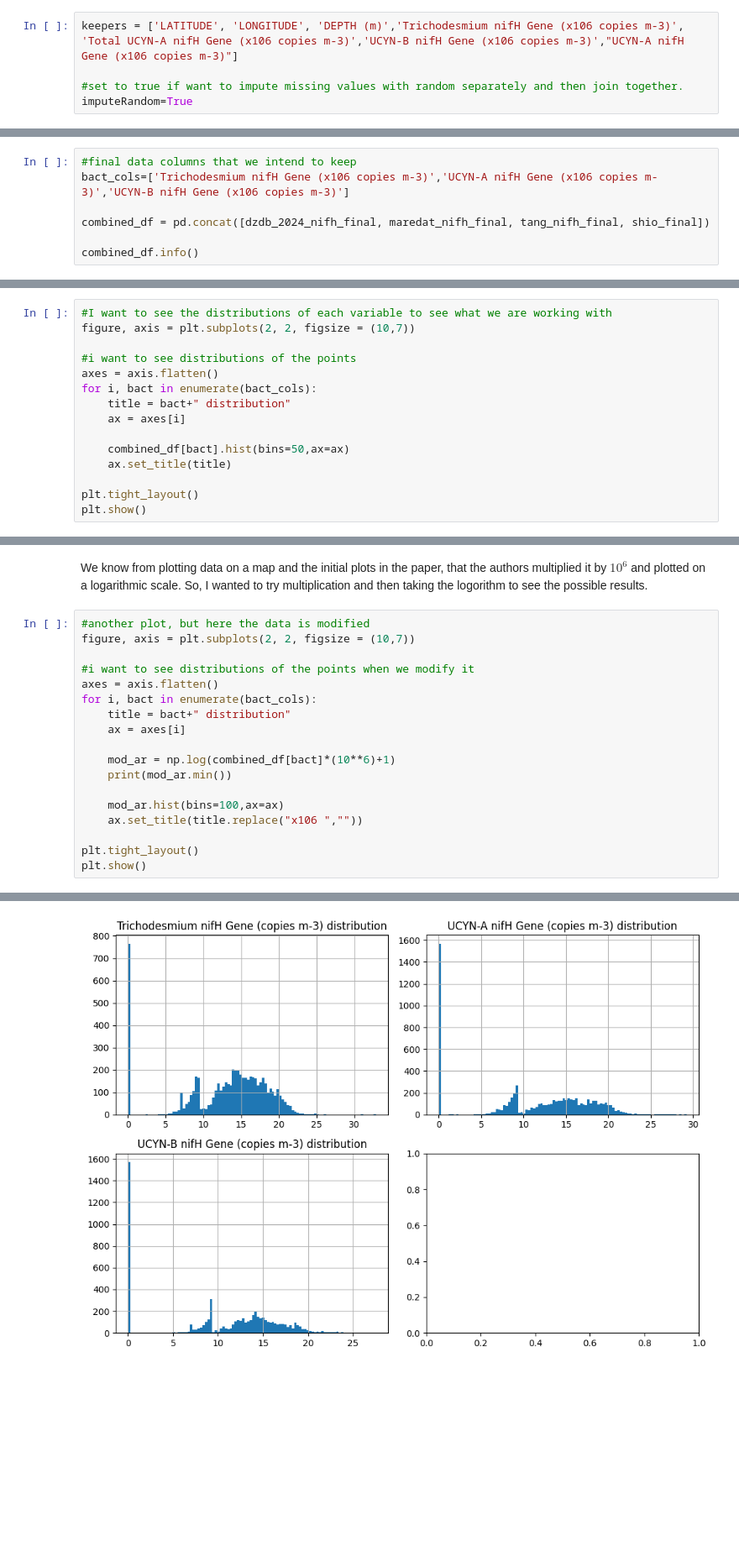
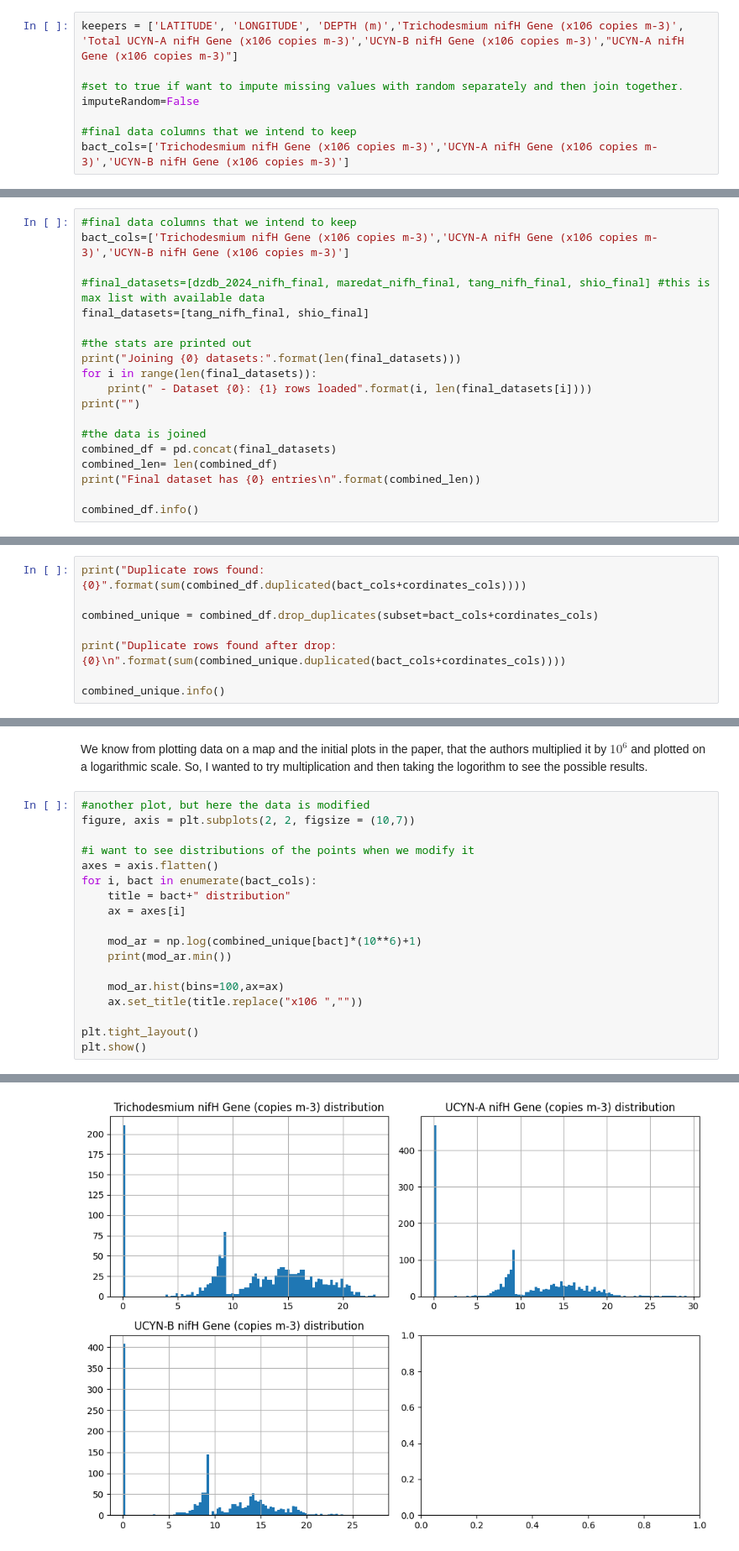
Before and after one commit to systemsecologygroup/N2-fixers-in-the-ocean, a Jupyter notebook: new_approach/obs_nifh.ipynb, the cells around one changed output, grey strips where cells are left out. Shown at 84% size. Drawn from its saved outputs; the diff is of its cells as text; blank space fills up the shorter version.

Commit message:
removed duplicate rows after joining

```diff
--- a/new_approach/obs_nifh.ipynb
+++ b/new_approach/obs_nifh.ipynb
@@ -45,7 +45,10 @@ There is a list of columns we actually want to keep in the final set in order to
 keepers = ['LATITUDE', 'LONGITUDE', 'DEPTH (m)','Trichodesmium nifH Gene (x106 copies m-3)', 'Total UCYN-A nifH Gene (x106 copies m-3)','UCYN-B nifH Gene (x106 copies m-3)',"UCYN-A nifH Gene (x106 copies m-3)"]
 
 #set to true if want to impute missing values with random separately and then join together.
-imputeRandom=True
+imputeRandom=False
+
+#final data columns that we intend to keep
+bact_cols=['Trichodesmium nifH Gene (x106 copies m-3)','UCYN-A nifH Gene (x106 copies m-3)','UCYN-B nifH Gene (x106 copies m-3)']
 # %% [markdown]
 # First dataset
 This dataset is from the paper [Global oceanic diazotroph database version 2 and
@@ -390,7 +393,19 @@ Since both datasets have been cleaned and prepared, we can finally try joining t
 #final data columns that we intend to keep
 bact_cols=['Trichodesmium nifH Gene (x106 copies m-3)','UCYN-A nifH Gene (x106 copies m-3)','UCYN-B nifH Gene (x106 copies m-3)']
 
-combined_df = pd.concat([dzdb_2024_nifh_final, maredat_nifh_final, tang_nifh_final, shio_final])
+#final_datasets=[dzdb_2024_nifh_final, maredat_nifh_final, tang_nifh_final, shio_final] #this is max list with available data
+final_datasets=[tang_nifh_final, shio_final]
+
+#the stats are printed out
+print("Joining {0} datasets:".format(len(final_datasets)))
+for i in range(len(final_datasets)):
+    print(" - Dataset {0}: {1} rows loaded".format(i, len(final_datasets[i])))
+print("")
+
+#the data is joined
+combined_df = pd.concat(final_datasets)
+combined_len= len(combined_df)
+print("Final dataset has {0} entries\n".format(combined_len))
 
 combined_df.info()
 # %% [output]
@@ -417,0 +437,8 @@ print(sum(combined_df.duplicated(bact_cols)))
+# %%
+print("Duplicate rows found: {0}".format(sum(combined_df.duplicated(bact_cols+cordinates_cols))))
+
+combined_unique = combined_df.drop_duplicates(subset=bact_cols+cordinates_cols)
+
+print("Duplicate rows found after drop: {0}\n".format(sum(combined_unique.duplicated(bact_cols+cordinates_cols))))
+
+combined_unique.info()
@@ -425,18 +492,3 @@ combined_df.to_csv("../csv/features/bact_data.csv", index=False)
 # VISUALIZATIONS
 
 After joining them together we want to plot the distributions in the resulting data.*bact_cols* list all columns that contain bacterial data, that we want to show.
-# %%
-#I want to see the distributions of each variable to see what we are working with
-figure, axis = plt.subplots(2, 2, figsize = (10,7))
-
-#i want to see distributions of the points
-axes = axis.flatten()
-for i, bact in enumerate(bact_cols):
-    title = bact+" distribution"
-    ax = axes[i]
-
-    combined_df[bact].hist(bins=50,ax=ax)
-    ax.set_title(title)
-
-plt.tight_layout()
-plt.show()
@@ -447,25 +501,25 @@ We know from plotting data on a map and the initial plots in the paper, that the
 # %%
 #another plot, but here the data is modified
 figure, axis = plt.subplots(2, 2, figsize = (10,7))
 
 #i want to see distributions of the points when we modify it
 axes = axis.flatten()
 for i, bact in enumerate(bact_cols):
     title = bact+" distribution"
     ax = axes[i]
 
-    mod_ar = np.log(combined_df[bact]*(10**6)+1)
+    mod_ar = np.log(combined_unique[bact]*(10**6)+1)
     print(mod_ar.min())
 
     mod_ar.hist(bins=100,ax=ax)
     ax.set_title(title.replace("x106 ",""))
 
 plt.tight_layout()
 plt.show()
 # %% [output]
 0.0
 0.0
 0.0
-[figure, old version]
+[figure, new version]
 # %%
 plotColsOnMap(
```
Also changed, not shown: parts of 15 cells of this notebook, 1 other file.
